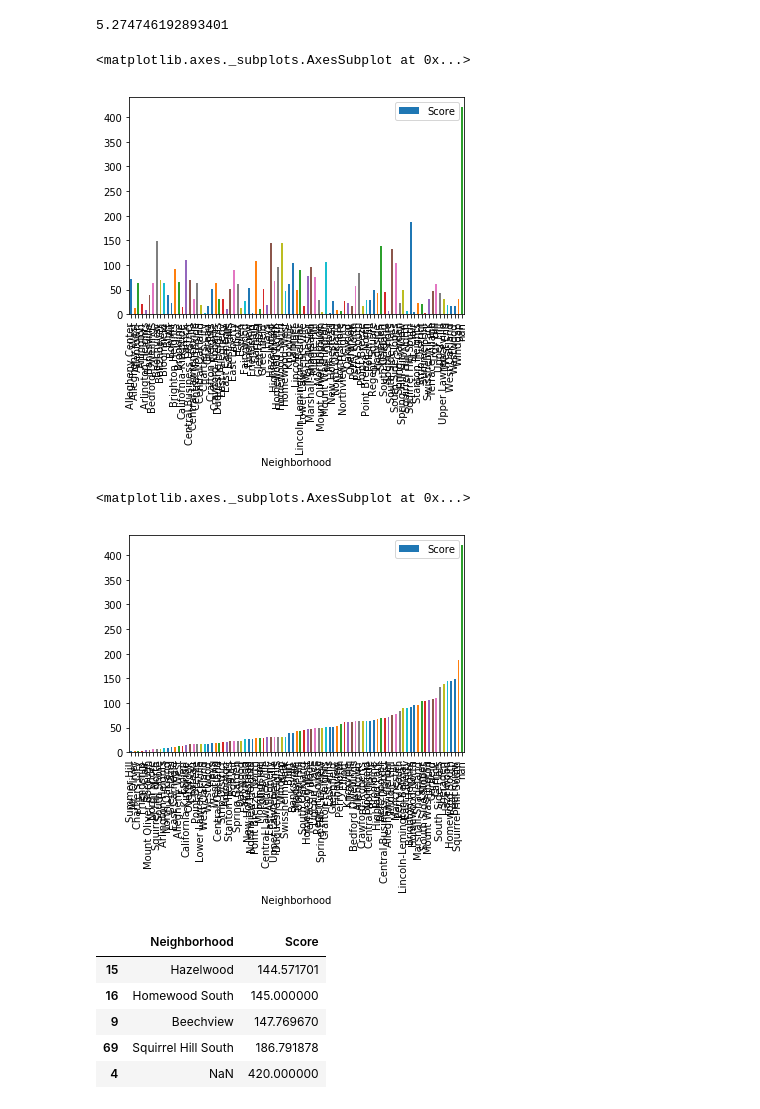
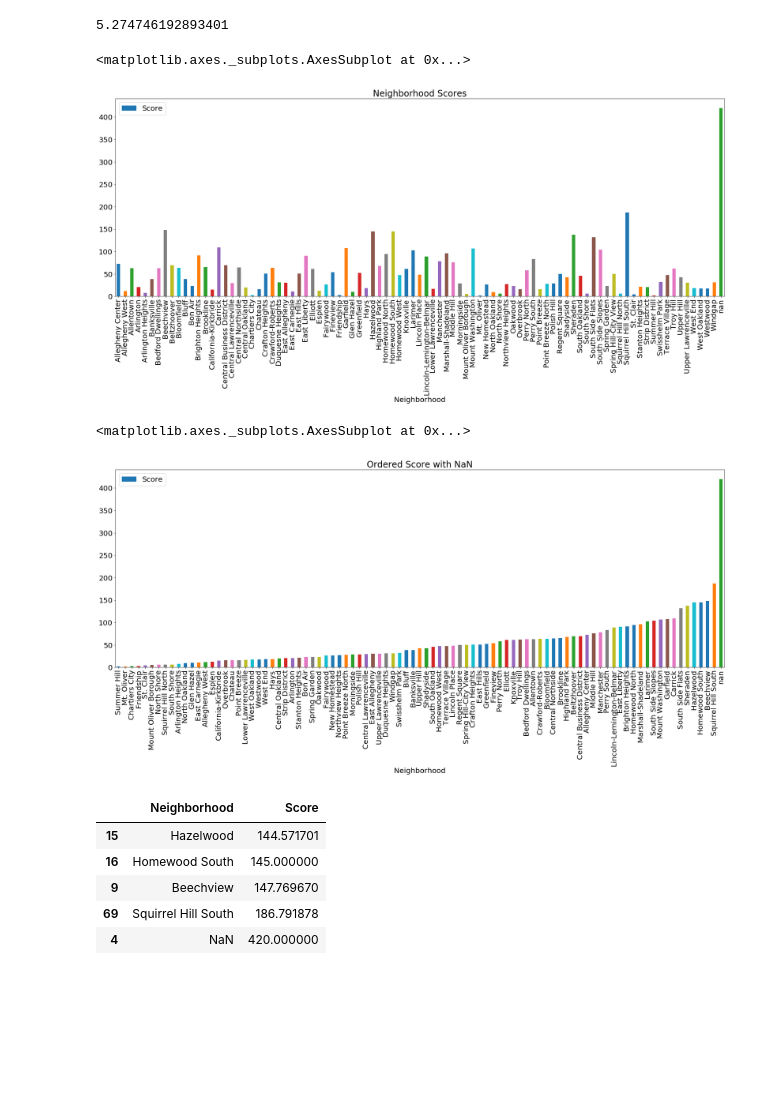
Before and after one commit to djb179/Playground-Penguins, a Jupyter notebook: main.ipynb, the cells around one changed output. Drawn from its saved outputs; the diff is of its cells as text; code cells hidden in the pictures; blank space fills up the shorter version.

```diff
--- a/main.ipynb
+++ b/main.ipynb
@@ -67,3 +66,0 @@ playground_df.plot.bar(x = 'Neighborhood', y = 'Score')
-# %%
-plt.rcParams.update({'font.size': 20})
-playGs['neighborhood'].value_counts().sort_index().plot(figsize = (30, 10), kind = 'bar', title = "Playgrounds by Neighborhood")
@@ -85,18 +79,18 @@ for elem in playGs["neighborhood"]:
 # %%
 df = pd.DataFrame(list(neighborhoods.items()))
 df.columns = ['Neighborhood', 'Score']
 df = df.sort_values('Neighborhood')
-df.plot.bar(x = 'Neighborhood', y = 'Score')
+df.plot.bar(figsize = (30,10), x = 'Neighborhood', y = 'Score', title = "Neighborhood Scores")
 # %% [output]
 <matplotlib.axes._subplots.AxesSubplot at 0x...>
-[figure, old version]
+[figure, new version]
 # %%
 df = df.sort_values('Score')
-df.plot.bar(x = 'Neighborhood', y = 'Score')
+df.plot.bar(figsize = (30,10), x = 'Neighborhood', y = 'Score', title = "Ordered Score with NaN")
 ##Graph mat plotlib
 # %% [output]
 <matplotlib.axes._subplots.AxesSubplot at 0x...>
-[figure, old version]
+[figure, new version]
 # %%
 df.tail()
 # %% [output]
```
Also changed, not shown: parts of 3 cells of this notebook.
